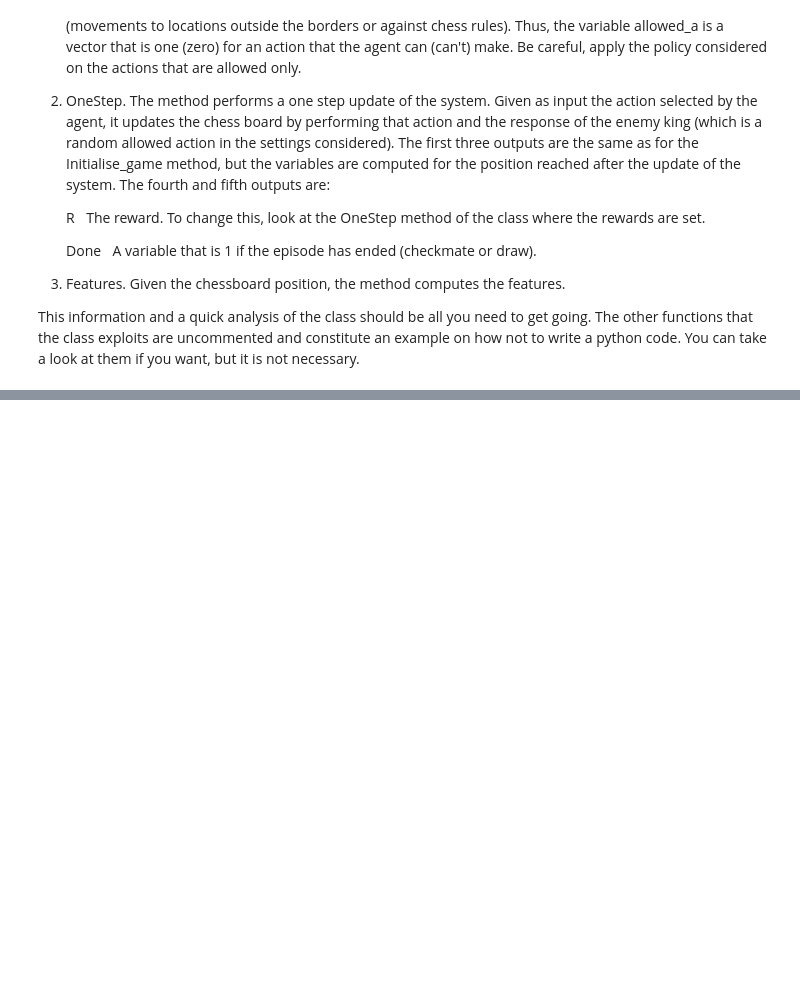
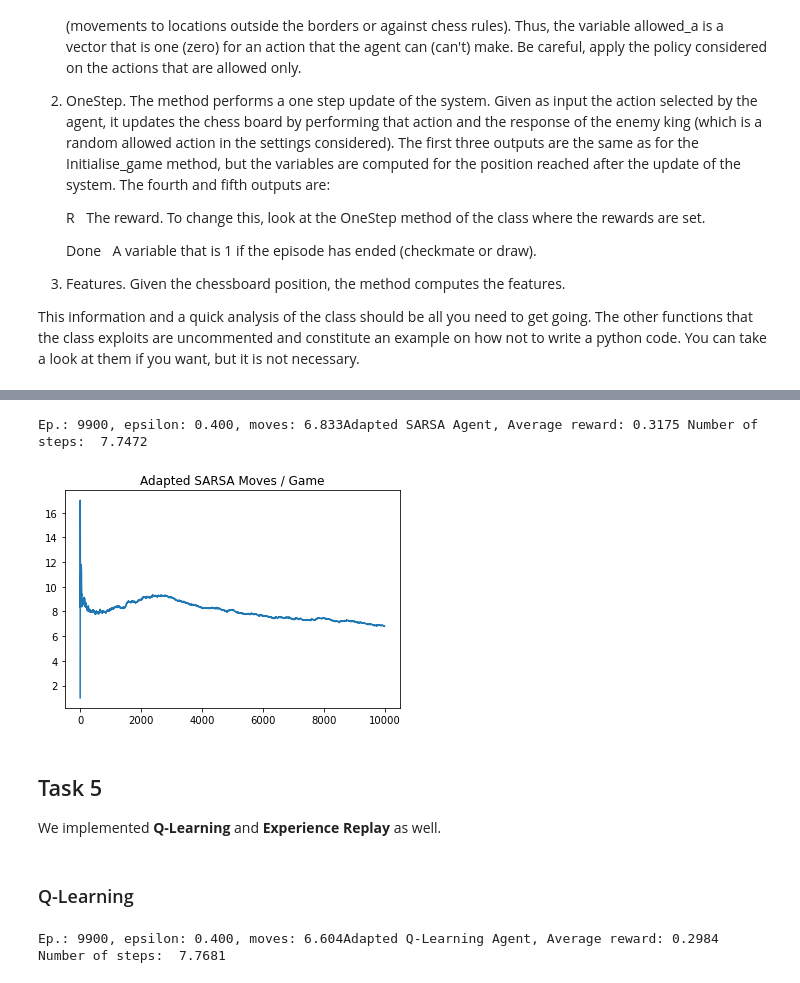
Before and after one commit to thommann/ItRL, a Jupyter notebook: AssignmentFiles/Assignment.ipynb, the cells around one changed output, grey strips where cells are left out. Saved outputs shown, nothing was run; the diff lists cells and outputs as text; code cells hidden in the pictures; blank space fills up the shorter version.

Commit message:
Added task 3-7 to notebook

```diff
--- a/AssignmentFiles/Assignment.ipynb
+++ b/AssignmentFiles/Assignment.ipynb
@@ -263,0 +264,29 @@ pyplot.show()
+# %%
+S, X, allowed_a = env.Initialise_game()
+
+N_h = 256
+epsilon_0 = 0.4
+beta = 0.0
+gamma = 0.7
+eta = 0.02
+
+## INITALISE YOUR NEURAL NETWORK...
+network_adapted_sarsa = Network(N_h, N_in, N_a, eta=eta)
+# %%
+count, rewards = sarsa(network_adapted_sarsa)
+print('Adapted SARSA Agent, Average reward:', np.mean(rewards), 'Number of steps: ', np.mean(count))
+# %% [output]
+Ep.: 9900, epsilon: 0.400, moves: 6.833Adapted SARSA Agent, Average reward: 0.3175 Number of steps:  7.7472
+# %%
+ema_moves = pd.DataFrame(count).ewm(halflife=1000).mean()
+plt.figure()
+plt.title("Adapted SARSA Moves / Game")
+plt.plot(ema_moves)
+plt.show()
+# %% [output]
+[figure, added]
+# %% [markdown]
+## Task 5
+We implemented **Q-Learning** and **Experience Replay** as well.
+# %% [markdown]
+### Q-Learning
@@ -263,0 +363,5 @@ pyplot.show()
+# %%
+count, rewards = qlearn(network_qlearn)
+print('Adapted Q-Learning Agent, Average reward:', np.mean(rewards), 'Number of steps: ', np.mean(count))
+# %% [output]
+Ep.: 9900, epsilon: 0.400, moves: 6.604Adapted Q-Learning Agent, Average reward: 0.2984 Number of steps:  7.7681
```
Also changed, not shown: parts of 31 cells of this notebook, 1 other file.
